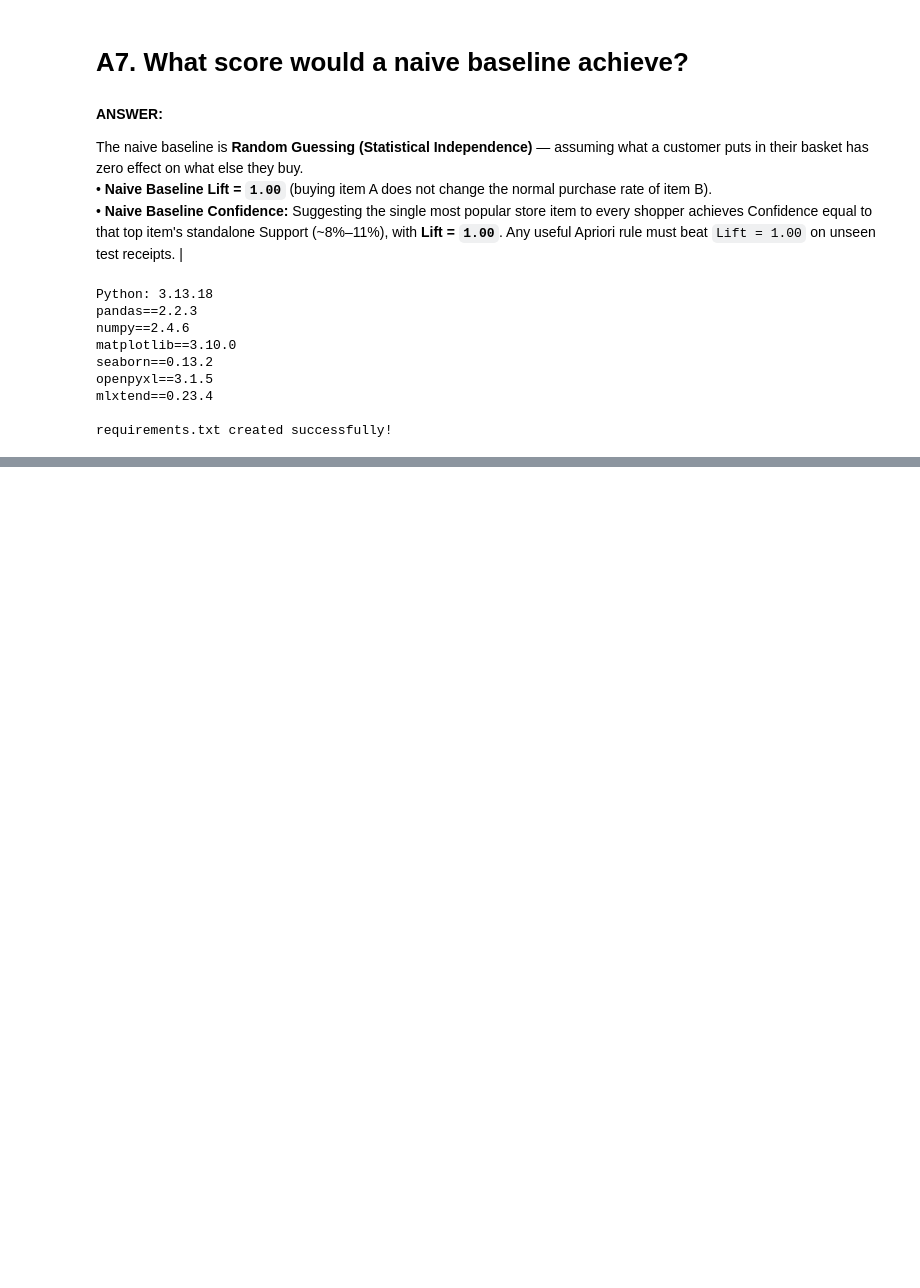
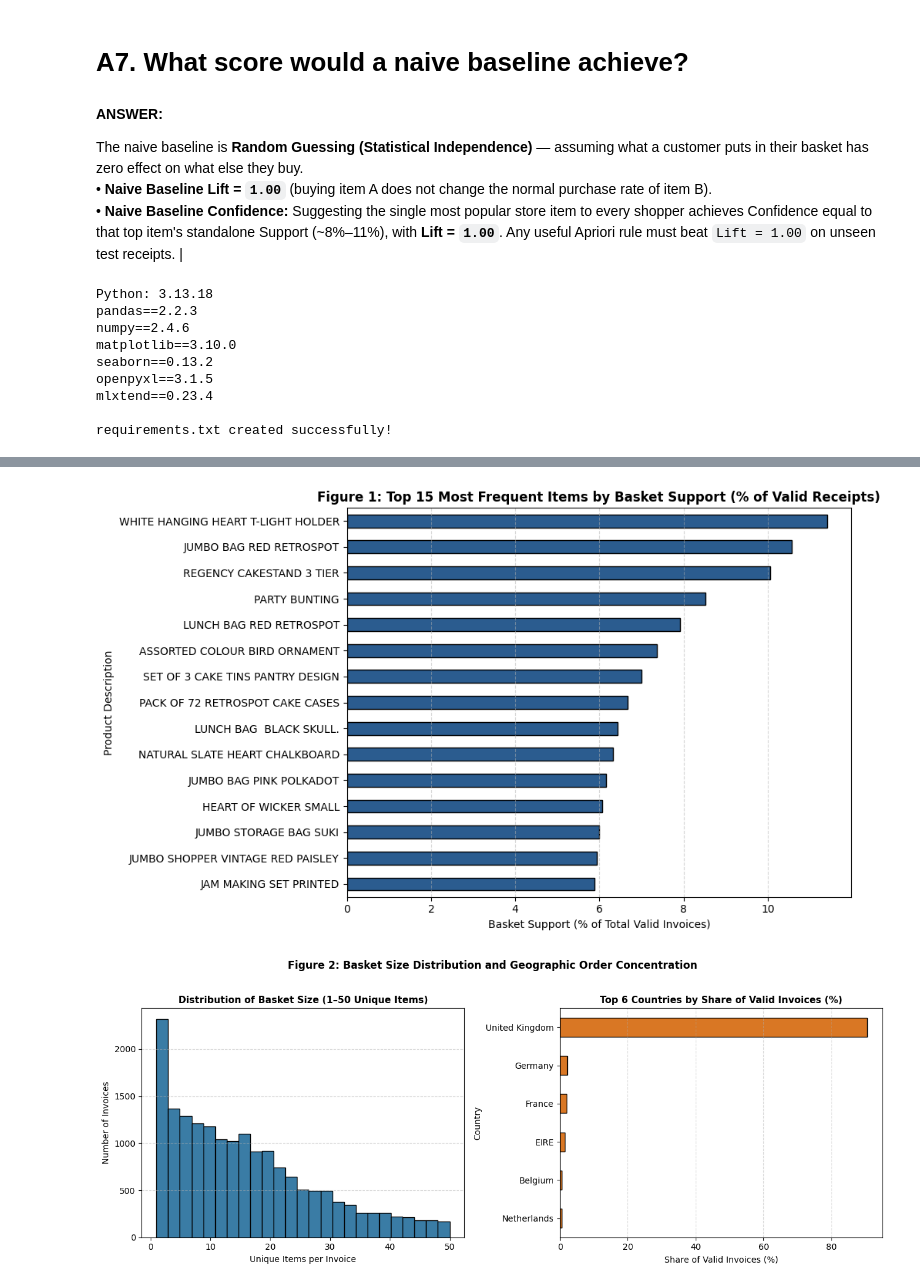
Before and after one commit to zaldybiliran/New_ML_Activities-FACILIX-, a Jupyter notebook: Facilix_ML_Project.ipynb, the cells around one changed output, grey strips where cells are left out. Drawn from its saved outputs; the diff is of its cells as text; code cells hidden in the pictures; blank space fills up the shorter version.

Commit message:
Complete Sections B, C, and D with updated notebook and figures

```diff
--- a/Facilix_ML_Project.ipynb
+++ b/Facilix_ML_Project.ipynb
@@ -148,0 +156,16 @@ requirements.txt created successfully!
+# %%
+import pandas as pd
+import numpy as np
+import matplotlib.pyplot as plt
+import seaborn as sns
+
+# Load raw dataset from Google Drive
+file_path = '/content/drive/MyDrive/FACILIX MACHINE LEARNING PROJECT/Online Retail.xlsx'
+df = pd.read_excel(file_path)
+
+print(f"Dataset Shape: {df.shape[0]:,} rows x {df.shape[1]} columns\n")
+print("--- Data Types & Non-Null Counts ---")
+df.info()
+
+print("\n--- Unique Value Counts per Column ---")
+print(df.nunique())
@@ -148,0 +352,38 @@ requirements.txt created successfully!
+# %%
+# FIGURE 1: Top 15 Most Frequent Items by Basket Support (%)
+plt.figure(figsize=(10, 6))
+all_item_support.sort_values(ascending=False).head(15).sort_values().plot(
+    kind='barh', color='#2b5c8f', edgecolor='black'
+)
+plt.title('Figure 1: Top 15 Most Frequent Items by Basket Support (% of Valid Receipts)', fontsize=12, fontweight='bold')
+plt.xlabel('Basket Support (% of Total Valid Invoices)', fontsize=10)
+plt.ylabel('Product Description', fontsize=10)
+plt.grid(axis='x', linestyle='--', alpha=0.5)
+plt.tight_layout()
+plt.savefig('/content/drive/MyDrive/FACILIX MACHINE LEARNING PROJECT/Figure_1_Top_Items_Support.png', dpi=300)
+plt.show()
+
+# FIGURE 2: Basket Size Distribution & Top Countries Share
+fig, axes = plt.subplots(1, 2, figsize=(13, 5))
+
+basket_sizes = df_eda.groupby('InvoiceNo')['Description'].nunique()
+axes[0].hist(basket_sizes[basket_sizes <= 50], bins=25, color='#3a7ca5', edgecolor='black')
+axes[0].set_title('Distribution of Basket Size (1–50 Unique Items)', fontsize=11, fontweight='bold')
+axes[0].set_xlabel('Unique Items per Invoice', fontsize=10)
+axes[0].set_ylabel('Number of Invoices', fontsize=10)
+axes[0].grid(axis='y', linestyle='--', alpha=0.5)
+
+country_share = (df_eda.groupby('Country')['InvoiceNo'].nunique().sort_values(ascending=False).head(6) / total_baskets) * 100
+country_share.sort_values().plot(kind='barh', ax=axes[1], color='#d97724', edgecolor='black')
+axes[1].set_title('Top 6 Countries by Share of Valid Invoices (%)', fontsize=11, fontweight='bold')
+axes[1].set_xlabel('Share of Valid Invoices (%)', fontsize=10)
+axes[1].set_ylabel('Country', fontsize=10)
+axes[1].grid(axis='x', linestyle='--', alpha=0.5)
+
+plt.suptitle('Figure 2: Basket Size Distribution and Geographic Order Concentration', fontsize=12, fontweight='bold', y=1.02)
+plt.tight_layout()
+plt.savefig('/content/drive/MyDrive/FACILIX MACHINE LEARNING PROJECT/Figure_2_Basket_Size_Countries.png', dpi=300, bbox_inches='tight')
+plt.show()
+# %% [output]
+[figure, added]
+[figure, added]
```
Also changed, not shown: parts of 58 cells of this notebook, 5 other files.
